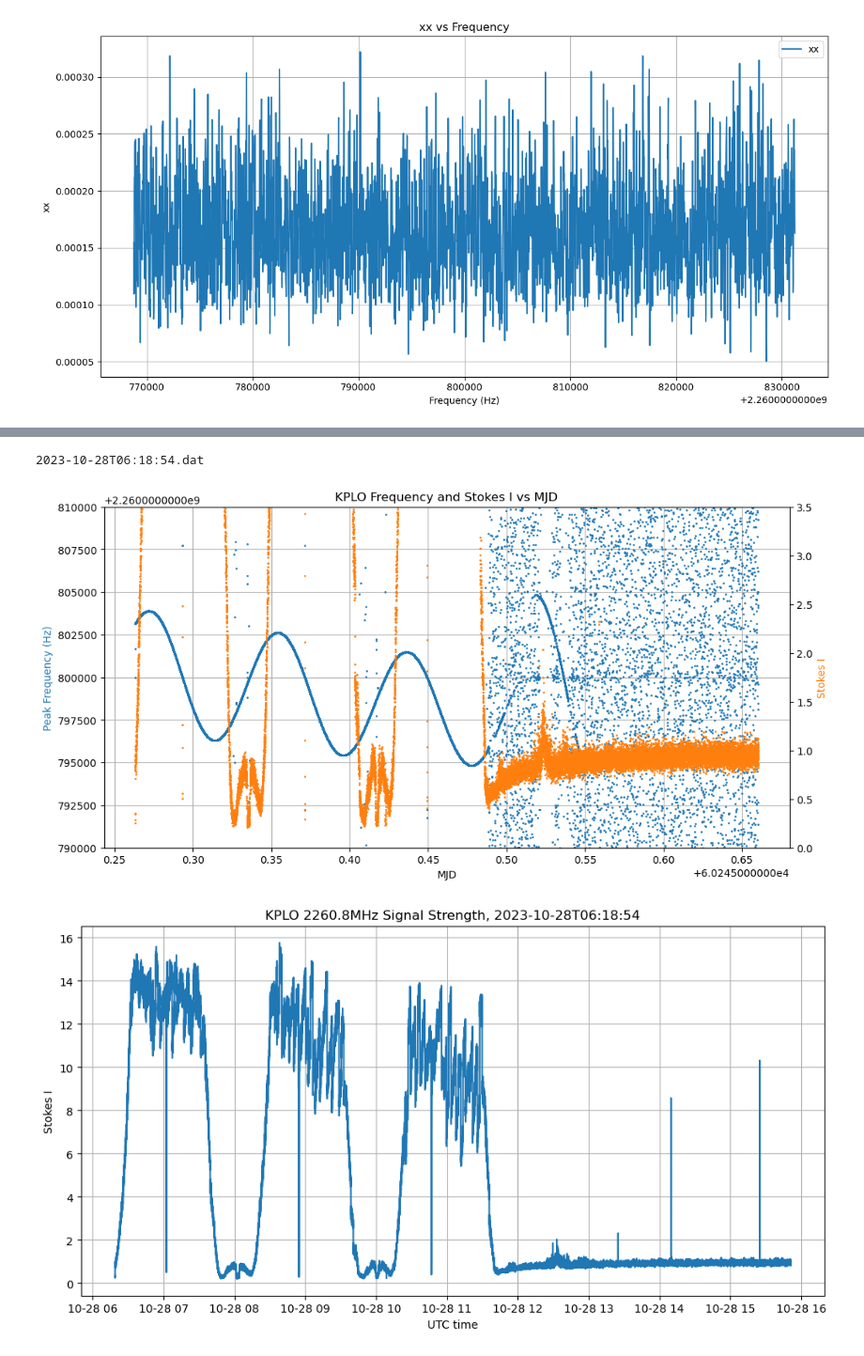
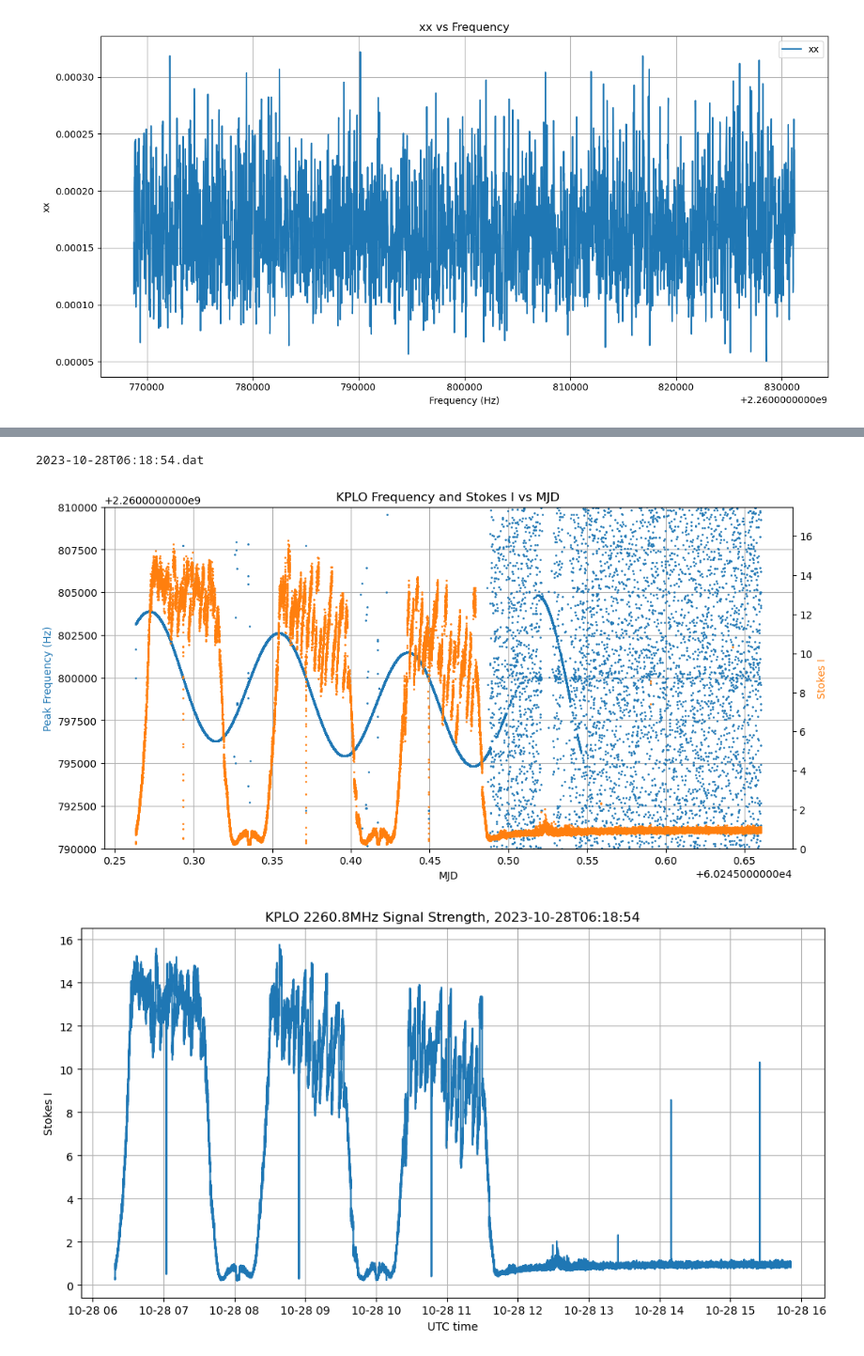
Before and after one commit to ScottTilley/polarization, a Jupyter notebook: KPLO/KPLO_2023-10-28.ipynb, the cells around one changed output, grey strips where cells are left out. Shown at 94% size. Cells and saved outputs as stored; diff of their text form; code cells hidden in the pictures.

```diff
--- a/KPLO/KPLO_2023-10-28.ipynb
+++ b/KPLO/KPLO_2023-10-28.ipynb
@@ -324,34 +307,34 @@ P = np.sqrt(Q**2 + U**2 + V**2)
 # %%
 # STRF output in MJD, Peak_Frequency, Stokes I(dB), obs_site
 
 n_rows = xy.shape[0]  # Replace 'xy' with your actual array
 site_array = np.full((n_rows,), site)
 rows = zip(datetime_to_mjd(t), find_peak_frequencies(xy, frequency_values),I, site_array)
 
 output_file = f'{formatted_datetime}.dat'
 print(output_file)
 
 with open(output_file, 'w', newline='') as csvfile:
     writer = csv.writer(csvfile, delimiter='\t')
     writer.writerows(rows)
 
 plt.figure(figsize=(12, 6))
 ax1 = plt.subplot(111)
 ax2 = ax1.twinx()  # Create a new y-axis on the right
 ax1.plot(datetime_to_mjd(t), find_peak_frequencies(xy, frequency_values), '.', markersize=mark_size, color='C0')
 ax1.set_xlabel('MJD')
 ax1.set_ylabel('Peak Frequency (Hz)', color='C0')
 ax1.grid(True)
 ax2.plot(datetime_to_mjd(t),I,'.',  markersize=mark_size, color='C1')
 ax2.set_ylabel('Stokes I', color='C1')
 ax1.set_ylim(2260.79e6, 2260.81e6)  # Adjust the limits as needed
-ax2.set_ylim(-0.0,3.5)  # Adjust the limits as needed
+ax2.set_ylim(-0.0,17.5)  # Adjust the limits as needed
 plt.title(f'{object_observed} Frequency and Stokes I vs MJD')
 filename = f'{object_observed}_{formatted_datetime}_STRF.png'
 plt.savefig(filename)
 # %% [output]
 2023-10-28T06:18:54.dat
-[figure, old version]
+[figure, new version]
 # %%
 sel = slice(2,None)
 y_min = -5  # Set your desired minimum Y value
```
Also changed, not shown: parts of 2 cells of this notebook.
